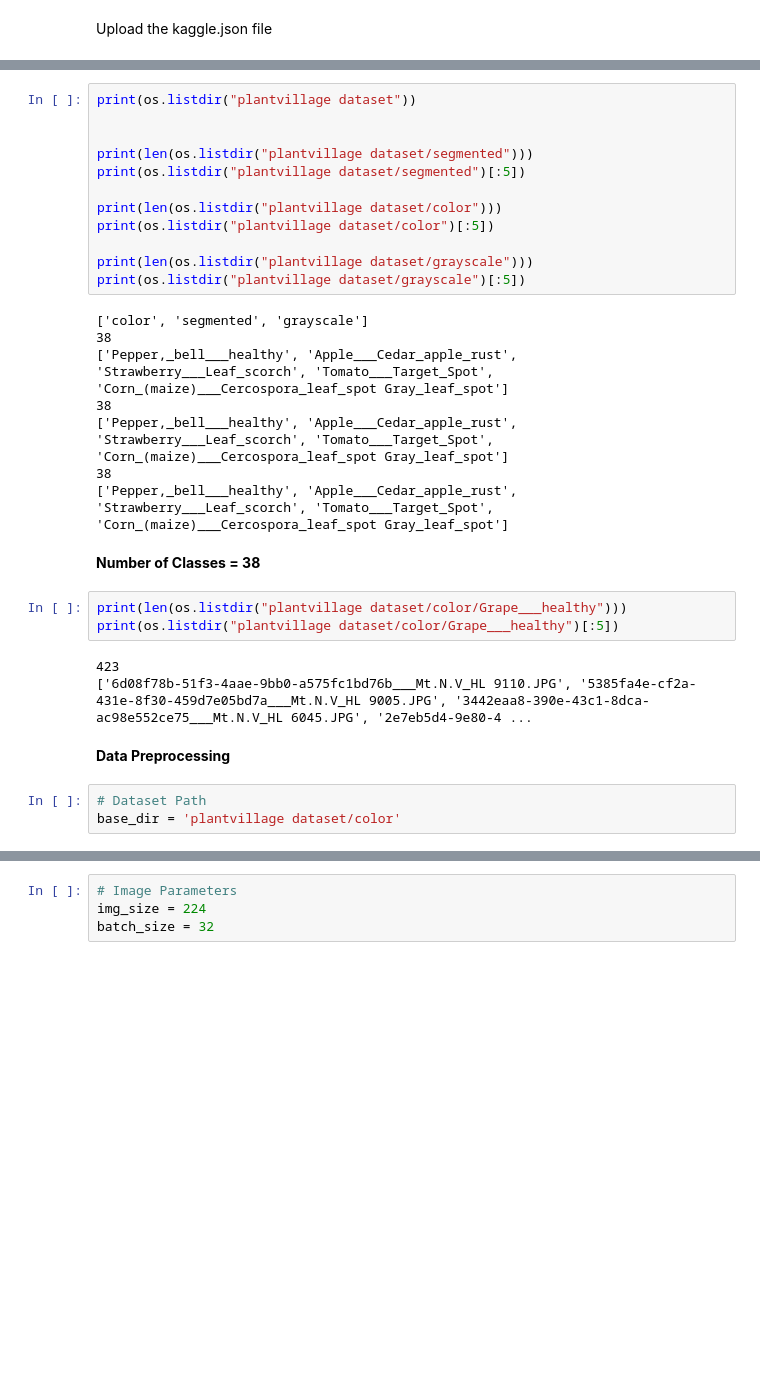
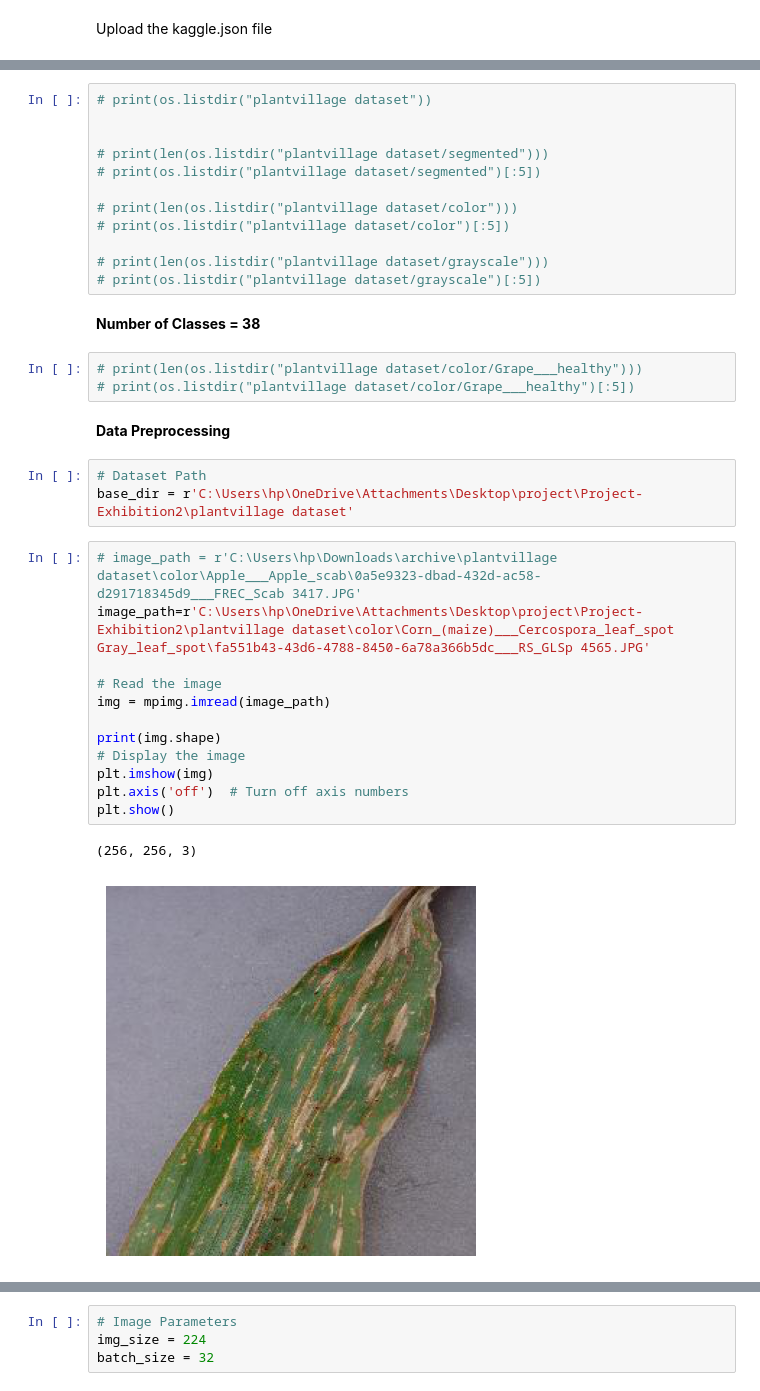
Before and after one commit to Shalinithakur7/farming-, a Jupyter notebook: Plant_Disease_Prediction_CNN_Image_Classifier.ipynb, the cells around one changed output, grey strips where cells are left out. Saved outputs shown, nothing was run; the diff lists cells and outputs as text; blank space fills up the shorter version.

```diff
--- a/Plant_Disease_Prediction_CNN_Image_Classifier.ipynb
+++ b/Plant_Disease_Prediction_CNN_Image_Classifier.ipynb
@@ -75,34 +67,38 @@ with ZipFile("plantvillage-dataset.zip", 'r') as zip_ref:
 # %%
-print(os.listdir("plantvillage dataset"))
+# print(os.listdir("plantvillage dataset"))
 
 
-print(len(os.listdir("plantvillage dataset/segmented")))
-print(os.listdir("plantvillage dataset/segmented")[:5])
+# print(len(os.listdir("plantvillage dataset/segmented")))
+# print(os.listdir("plantvillage dataset/segmented")[:5])
 
-print(len(os.listdir("plantvillage dataset/color")))
-print(os.listdir("plantvillage dataset/color")[:5])
+# print(len(os.listdir("plantvillage dataset/color")))
+# print(os.listdir("plantvillage dataset/color")[:5])
 
-print(len(os.listdir("plantvillage dataset/grayscale")))
-print(os.listdir("plantvillage dataset/grayscale")[:5])
+# print(len(os.listdir("plantvillage dataset/grayscale")))
+# print(os.listdir("plantvillage dataset/grayscale")[:5])
-# %% [output]
-['color', 'segmented', 'grayscale']
-38
-['Pepper,_bell___healthy', 'Apple___Cedar_apple_rust', 'Strawberry___Leaf_scorch', 'Tomato___Target_Spot', 'Corn_(maize)___Cercospora_leaf_spot Gray_leaf_spot']
-38
-['Pepper,_bell___healthy', 'Apple___Cedar_apple_rust', 'Strawberry___Leaf_scorch', 'Tomato___Target_Spot', 'Corn_(maize)___Cercospora_leaf_spot Gray_leaf_spot']
-38
-['Pepper,_bell___healthy', 'Apple___Cedar_apple_rust', 'Strawberry___Leaf_scorch', 'Tomato___Target_Spot', 'Corn_(maize)___Cercospora_leaf_spot Gray_leaf_spot']
 # %% [markdown]
 **Number of Classes = 38**
 # %%
-print(len(os.listdir("plantvillage dataset/color/Grape___healthy")))
-print(os.listdir("plantvillage dataset/color/Grape___healthy")[:5])
+# print(len(os.listdir("plantvillage dataset/color/Grape___healthy")))
+# print(os.listdir("plantvillage dataset/color/Grape___healthy")[:5])
-# %% [output]
-423
-['6d08f78b-51f3-4aae-9bb0-a575fc1bd76b___Mt.N.V_HL 9110.JPG', '5385fa4e-cf2a-431e-8f30-459d7e05bd7a___Mt.N.V_HL 9005.JPG', '3442eaa8-390e-43c1-8dca-ac98e552ce75___Mt.N.V_HL 6045.JPG', '2e7eb5d4-9e80-4 ...
 # %% [markdown]
 **Data Preprocessing**
 # %%
 # Dataset Path
-base_dir = 'plantvillage dataset/color'
+base_dir = r'C:\Users\hp\OneDrive\Attachments\Desktop\project\Project-Exhibition2\plantvillage dataset'
+# %%
+# image_path = r'C:\Users\hp\Downloads\archive\plantvillage dataset\color\Apple___Apple_scab\0a5e9323-dbad-432d-ac58-d291718345d9___FREC_Scab 3417.JPG'
+image_path=r'C:\Users\hp\OneDrive\Attachments\Desktop\project\Project-Exhibition2\plantvillage dataset\color\Corn_(maize)___Cercospora_leaf_spot Gray_leaf_spot\fa551b43-43d6-4788-8450-6a78a366b5dc___RS_GLSp 4565.JPG'
+
+# Read the image
+img = mpimg.imread(image_path)
+
+print(img.shape)
+# Display the image
+plt.imshow(img)
+plt.axis('off')  # Turn off axis numbers
+plt.show()
+# %% [output]
+(256, 256, 3)
+[figure, added]
 # %%
```
Also changed, not shown: parts of 27 cells of this notebook, 1 other file.
